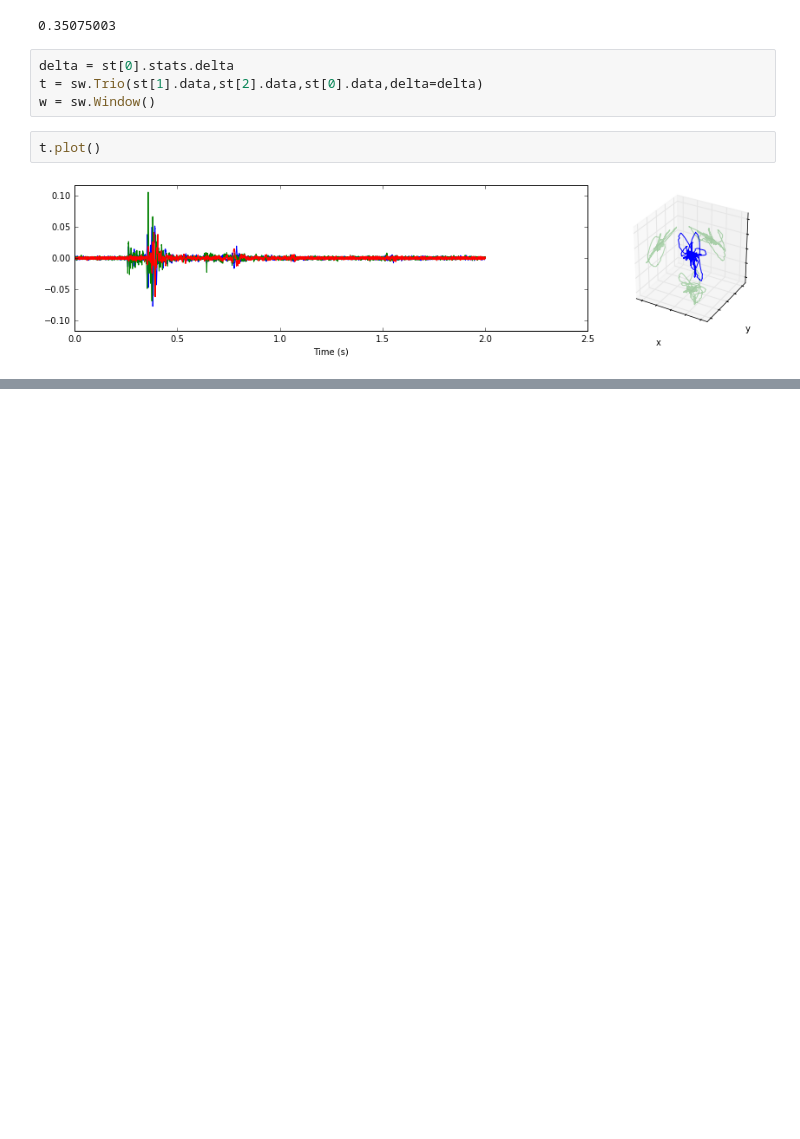
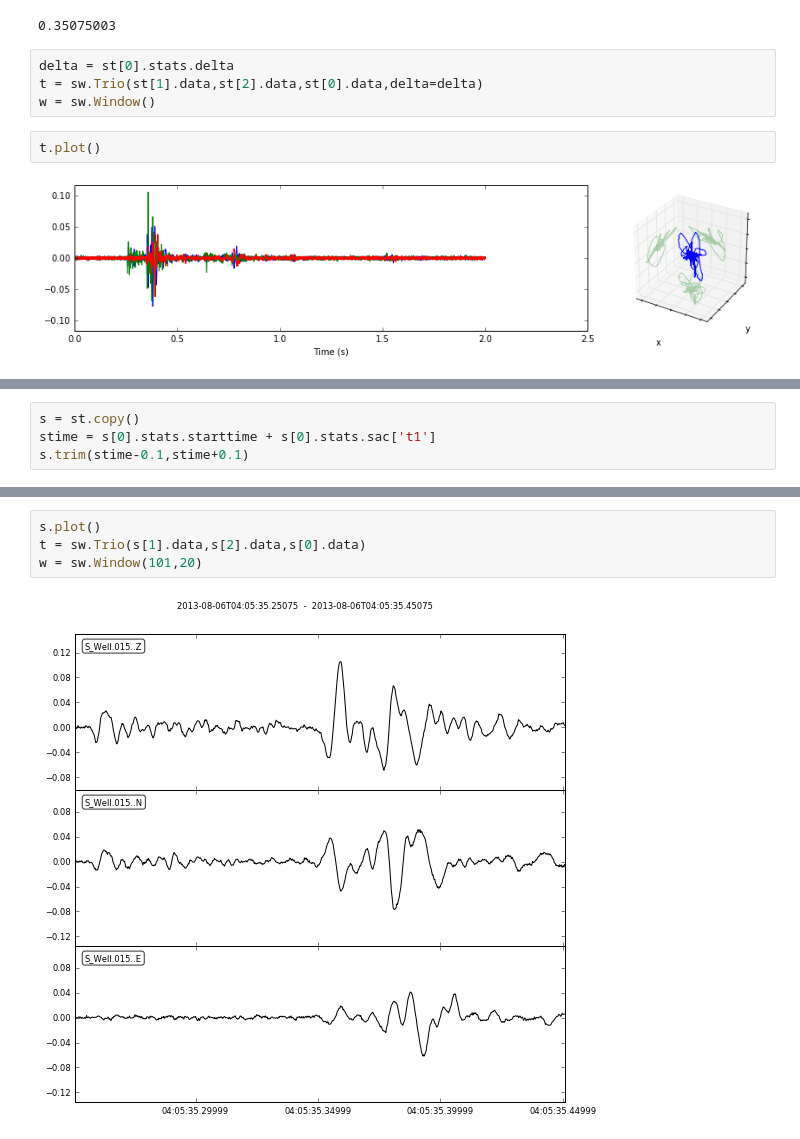
Before and after one commit to JackWalpole/splitwavepy, a Jupyter notebook: devel/Microseismic.ipynb, the cells around one changed output, grey strips where cells are left out. Drawn from its saved outputs; the diff is of its cells as text; blank space fills up the shorter version.

```diff
--- a/devel/Microseismic.ipynb
+++ b/devel/Microseismic.ipynb
@@ -33,0 +42,4 @@ sw.Window?
+# %%
+s = st.copy()
+stime = s[0].stats.starttime + s[0].stats.sac['t1']
+s.trim(stime-0.1,stime+0.1)
@@ -33,0 +51,6 @@ sw.Window?
+# %%
+s.plot()
+t = sw.Trio(s[1].data,s[2].data,s[0].data)
+w = sw.Window(101,20)
+# %% [output]
+[figure, added]
```
Also changed, not shown: parts of 12 cells of this notebook.
